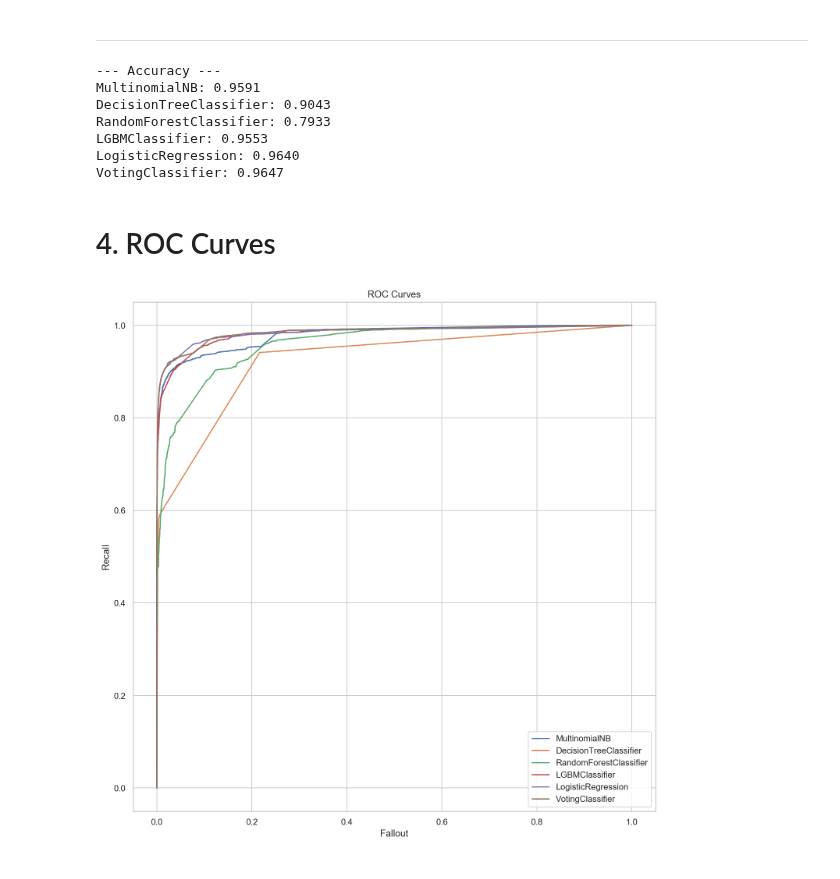
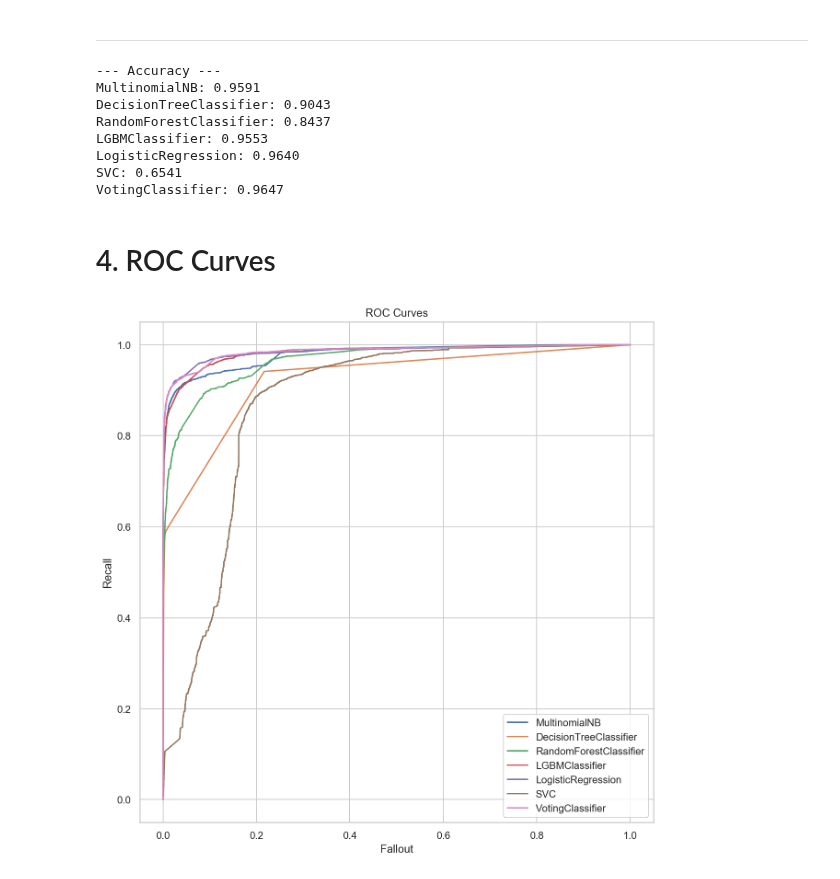
Before and after one commit to jp-hong/phish_classifier, a Jupyter notebook: classifier/02_Modeling.ipynb, the cells around one changed output. Cells and saved outputs as stored; diff of their text form; code cells hidden in the pictures.

```diff
--- a/classifier/02_Modeling.ipynb
+++ b/classifier/02_Modeling.ipynb
@@ -224,0 +257,2 @@ save(logireg, "models/logireg.pkl")
+# %%
+scores_dict["SVC"] = cv_scores
@@ -235,7 +271,7 @@ model2 = lightgbm.LGBMClassifier(
     random_state=42
 )
 
-model3 = LogisticRegression()
+model3 = LogisticRegression(n_jobs=n_jobs)
 
 voting = VotingClassifier(
     estimators=[
@@ -244,7 +280,7 @@ voting = VotingClassifier(
         ("logi", model3)
     ],
     voting="soft",
-    n_jobs=cpu_count()-1
+    n_jobs=n_jobs
 )
 # %%
 cv_scores = workflow(voting, "VotingClassifier", x_train, x_test, y_train, y_test)
@@ -267,7 +303,7 @@ weighted avg       0.96      0.96      0.96     22338
 
 Cross validation score: 0.96 (+/- 0.0025) [VotingClassifier]
 # %%
-scores_dict["VotingClassifier"] = cv_scores.mean()
+scores_dict["VotingClassifier"] = cv_scores
 # %%
 save(voting, "models/voting.pkl")
 # %% [markdown]
@@ -275,14 +311,15 @@ save(voting, "models/voting.pkl")
 # %%
 print("--- Accuracy ---")
 for name, score in scores_dict.items():
-    print("{}: ".format(name) + "%0.4f"%(score))
+    print("{}: ".format(name) + "%0.4f"%(score.mean()))
 # %% [output]
 --- Accuracy ---
 MultinomialNB: 0.9591
 DecisionTreeClassifier: 0.9043
-RandomForestClassifier: 0.7933
+RandomForestClassifier: 0.8437
 LGBMClassifier: 0.9553
 LogisticRegression: 0.9640
+SVC: 0.6541
 VotingClassifier: 0.9647
 # %% [markdown]
 # 4. ROC Curves
@@ -293,23 +330,24 @@ models = {
     "RandomForestClassifier": forest,
     "LGBMClassifier": lgbm,
     "LogisticRegression": logireg,
+    "SVC": svc,
     "VotingClassifier": voting
 }
 # %%
-plt.figure(figsize=(12, 12))
+plt.figure(figsize=(10, 10))
 
 for name, model in models.items():
     fpr, tpr, thresholds = roc_curve(y_test, model.predict_proba(x_test)[:, 1])
     plt.plot(fpr, tpr, label=name)
 
 
 plt.title("ROC Curves")
 plt.xlabel('Fallout')
 plt.ylabel('Recall')
 plt.legend()
 plt.show()
 # %% [output]
-[figure, old version]
+[figure, new version]
 # %%
 print("--- AUC ---")
 for name, model in models.items():
```
Also changed, not shown: parts of 17 cells of this notebook.
